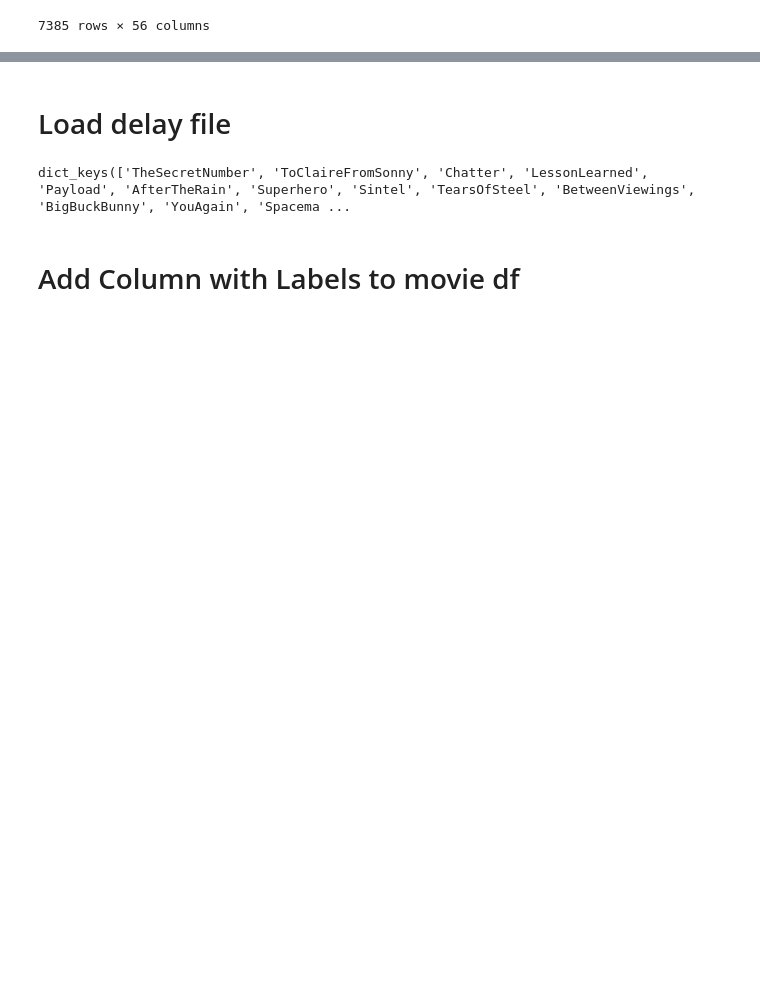
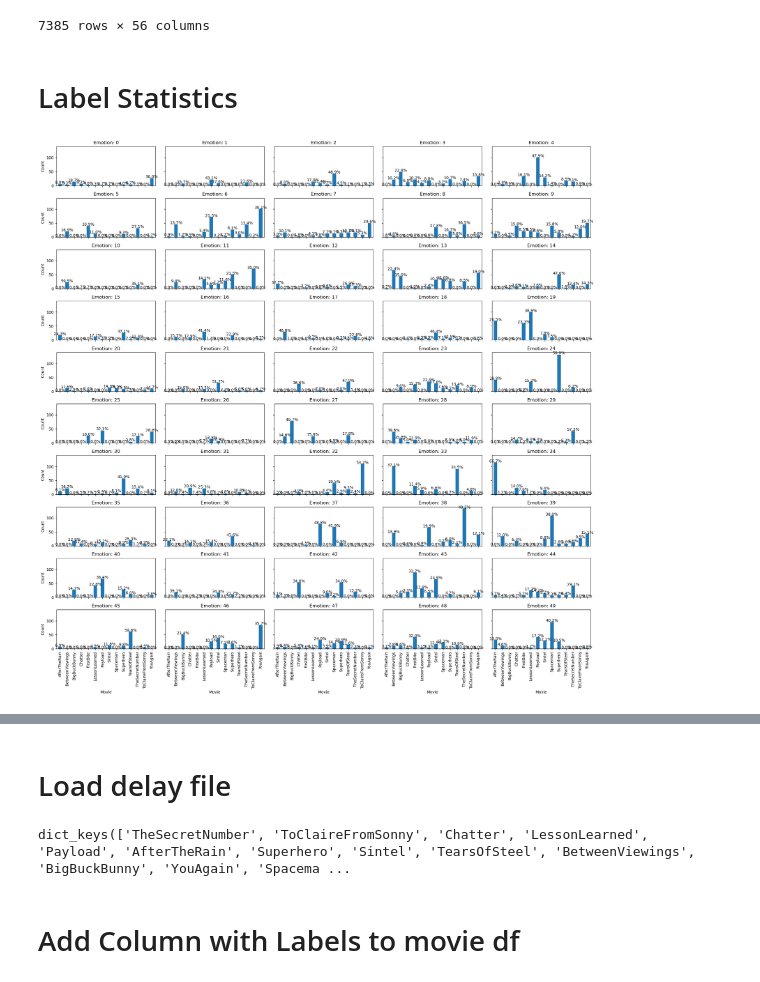
Before and after one commit to CS-433/ml-project-2-zenconvolutionalgraph, a Jupyter notebook: EDA/create_dataset.ipynb, the cells around one changed output, grey strips where cells are left out. Drawn from its saved outputs; the diff is of its cells as text; code cells hidden in the pictures; blank space fills up the shorter version.

```diff
--- a/EDA/create_dataset.ipynb
+++ b/EDA/create_dataset.ipynb
@@ -153,3 +153,45 @@ labels_df
 # %%
 # TODO:
 # add 3D labels for regression
+# %% [markdown]
+# Label Statistics
+# %%
+import pandas as pd
+import matplotlib.pyplot as plt
+
+# Assuming labels_df is your DataFrame
+# Group by "movie" and "single_label", then count occurrences
+grouped = labels_df.groupby(["movie", "single_label"]).size().unstack(fill_value=0)
+
+# Define the number of rows and columns for subplots
+n_rows = 10
+n_cols = 5
+
+# Create a figure with subplots
+fig, axes = plt.subplots(n_rows, n_cols, figsize=(20, 20), sharex=True, sharey=True)
+
+# Flatten the axes array for easy indexing
+axes = axes.flatten()
+
+# Iterate over each label and create a plot in the corresponding subplot
+for idx, label in enumerate(grouped.columns):
+    ax = axes[idx]
+
+    # Plot the bar chart for the current label
+    grouped[label].plot(kind="bar", ax=ax, title=f"Emotion: {label}", legend=False)
+
+    # Add percentages above each bar
+    for p in ax.patches:
+        height = p.get_height()
+        total = sum(p.get_height() for p in ax.patches if p.get_x() == p.get_x())  # total height for this x position
+        percentage = (height / total) * 100
+        ax.text(p.get_x() + p.get_width() / 2, height + 0.5, f'{percentage:.1f}%', ha='center')
+
+    ax.set_ylabel('Count')
+    ax.set_xlabel('Movie')
+
+# Adjust layout for better spacing between subplots
+plt.tight_layout()
+plt.show()
+# %% [output]
+[figure, added]
```
Also changed, not shown: parts of 15 cells of this notebook, 7 other files.
